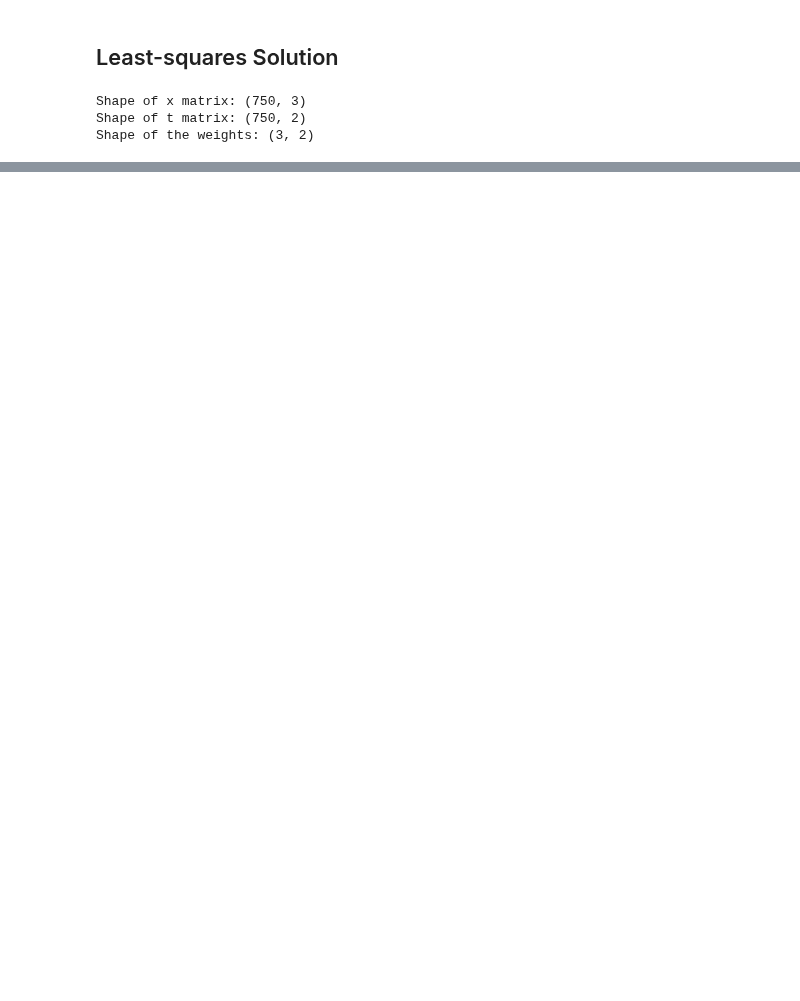
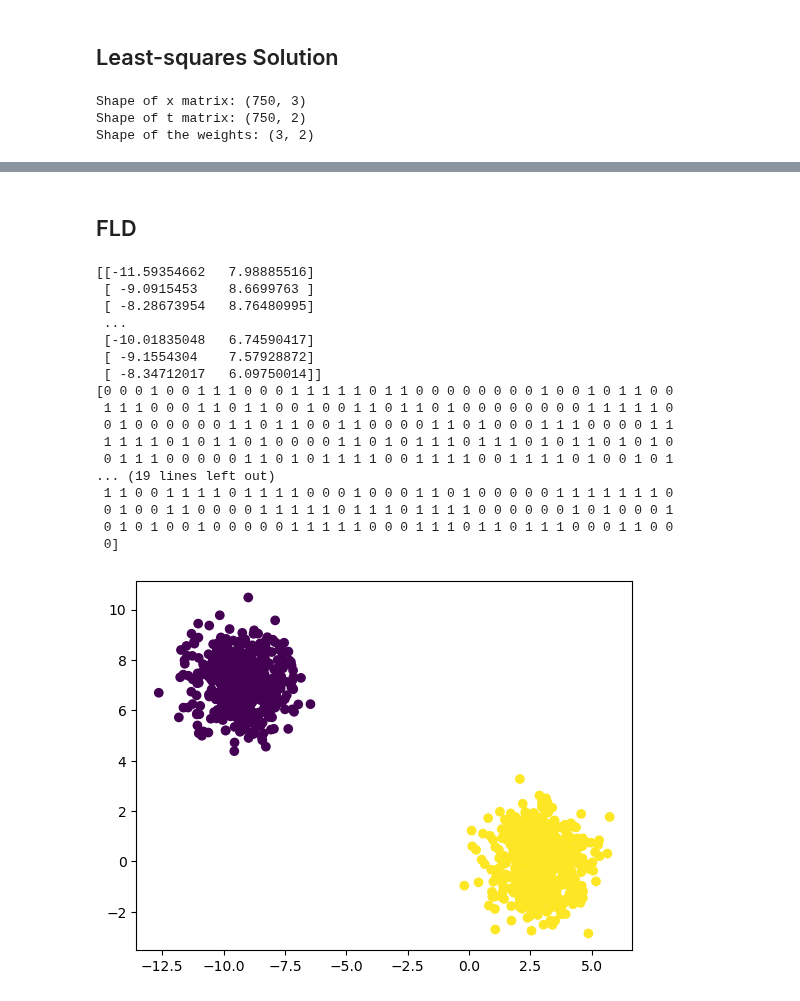
Before and after one commit to graterollin/PRML, a Jupyter notebook: hw4/HW4.ipynb, the cells around one changed output, grey strips where cells are left out. Cells and saved outputs as stored; diff of their text form; code cells hidden in the pictures; blank space fills up the shorter version.

```diff
--- a/hw4/HW4.ipynb
+++ b/hw4/HW4.ipynb
@@ -160,0 +180,30 @@ print(accuracy)
+# %% [markdown]
+## FLD
+# %%
+# Generate the blobs as before
+X, y = make_blobs(n_samples=1000, centers=2)
+print(X)
+print(y)
+plt.scatter(X[:,0], X[:,1], c=y)
+
+y_true = y[:, np.newaxis]
+X_train, X_test, y_train, y_test = train_test_split(X, y_true)
+# %% [output]
+[[-11.59354662   7.98885516]
+ [ -9.0915453    8.6699763 ]
+ [ -8.28673954   8.76480995]
+ ...
+ [-10.01835048   6.74590417]
+ [ -9.1554304    7.57928872]
+ [ -8.34712017   6.09750014]]
+[0 0 0 1 0 0 1 1 1 0 0 0 1 1 1 1 1 0 1 1 0 0 0 0 0 0 0 0 1 0 0 1 0 1 1 0 0
+ 1 1 1 0 0 0 1 1 0 1 1 0 0 1 0 0 1 1 0 1 1 0 1 0 0 0 0 0 0 0 0 1 1 1 1 1 0
+ 0 1 0 0 0 0 0 0 1 1 0 1 1 0 0 1 1 0 0 0 0 1 1 0 1 0 0 0 1 1 1 0 0 0 0 1 1
+ 1 1 1 1 0 1 0 1 1 0 1 0 0 0 0 1 1 0 1 0 1 1 1 0 1 1 1 0 1 0 1 1 0 1 0 1 0
+ 0 1 1 1 0 0 0 0 0 1 1 0 1 0 1 1 1 1 0 0 1 1 1 1 0 0 1 1 1 1 0 1 0 0 1 0 1
+... (19 lines left out)
+ 1 1 0 0 1 1 1 1 0 1 1 1 1 0 0 0 1 0 0 0 1 1 0 1 0 0 0 0 0 1 1 1 1 1 1 1 0
+ 0 1 0 0 1 1 0 0 0 0 1 1 1 1 1 0 1 1 1 0 1 1 1 1 0 0 0 0 0 0 1 0 1 0 0 0 1
+ 0 1 0 1 0 0 1 0 0 0 0 0 1 1 1 1 1 0 0 0 1 1 1 0 1 1 0 1 1 1 0 0 0 1 1 0 0
+ 0]
+[figure, added]
```
Also changed, not shown: parts of 6 cells of this notebook.
